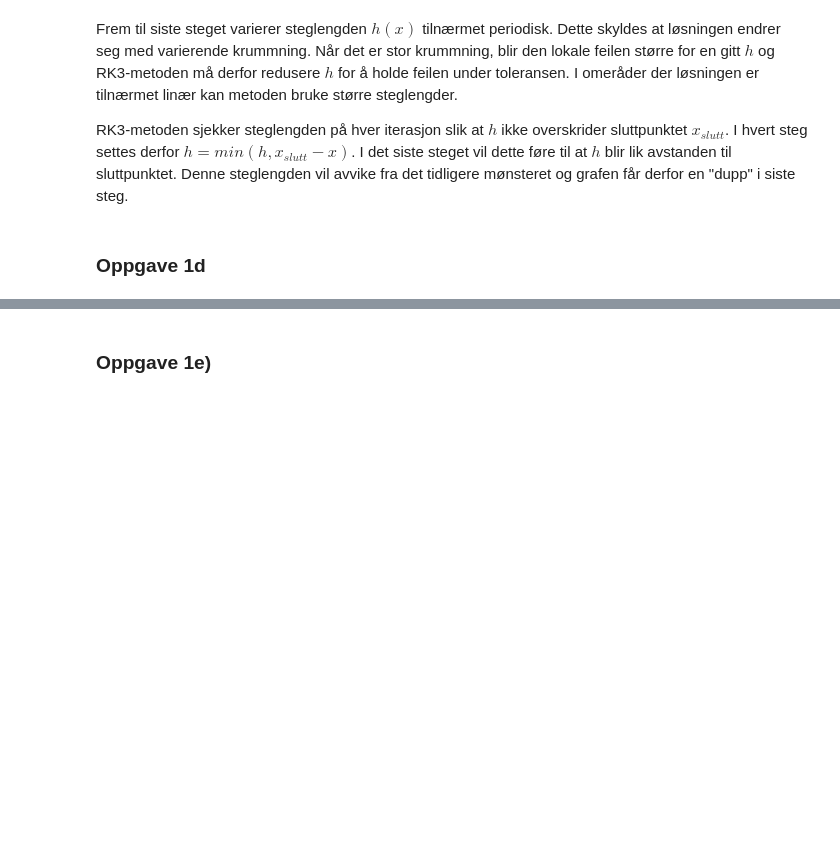
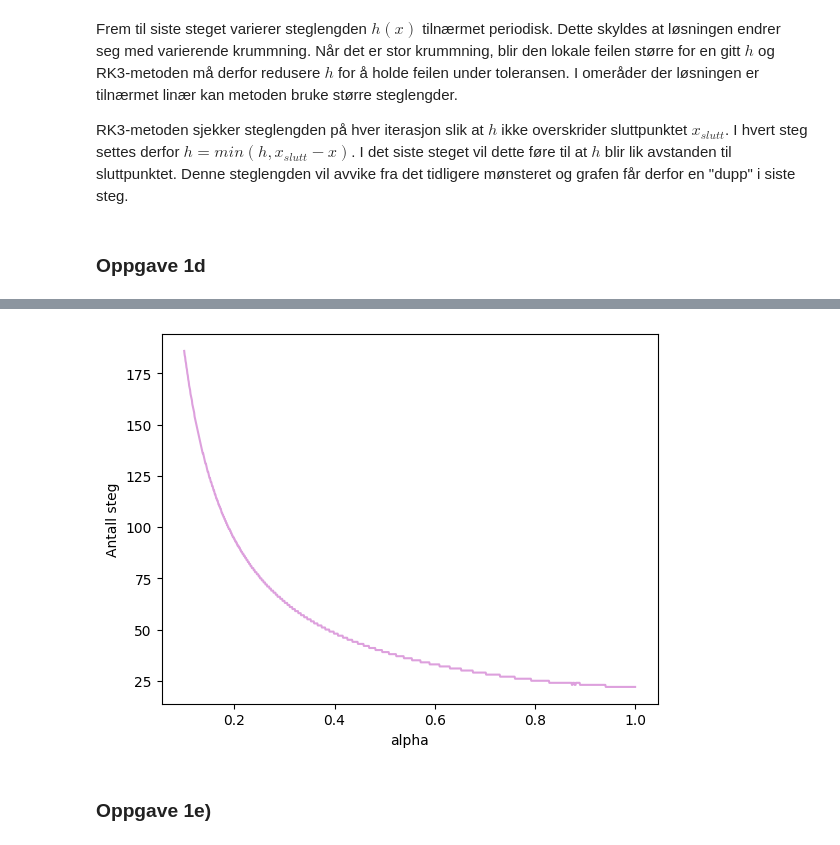
Before and after one commit to cfure3-svg/prosjekt3, a Jupyter notebook: prosjekt3.ipynb, the cells around one changed output, grey strips where cells are left out. Cells and saved outputs as stored; diff of their text form; code cells hidden in the pictures; blank space fills up the shorter version.

```diff
--- a/prosjekt3.ipynb
+++ b/prosjekt3.ipynb
@@ -181,3 +185,16 @@ plt.show()
+# %%
+#Denne grafen er kun for å se om steglengdene er fine
+steg_liste = []
+for alpha in alpha_verdier:
+    x_verdier, y_verdier, _, _, _ = rk3(x_start, x_slutt, y_0, h_0, tol, alpha, f)
+    steg_liste.append(len(x_verdier))
+
+plt.plot(alpha_verdier, steg_liste, color='plum')
+plt.xlabel('alpha')
+plt.ylabel('Antall steg')
+plt.show()
+# %% [output]
+[figure, added]
 # %% [markdown]
 ###     Oppgave 1e)
 # %%
```
Also changed, not shown: parts of 2 cells of this notebook.
